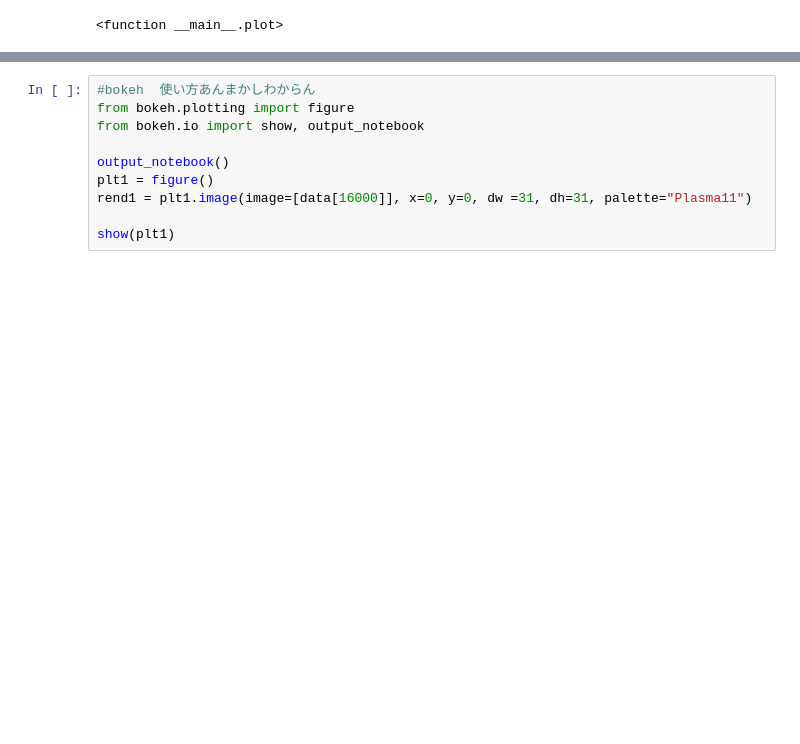
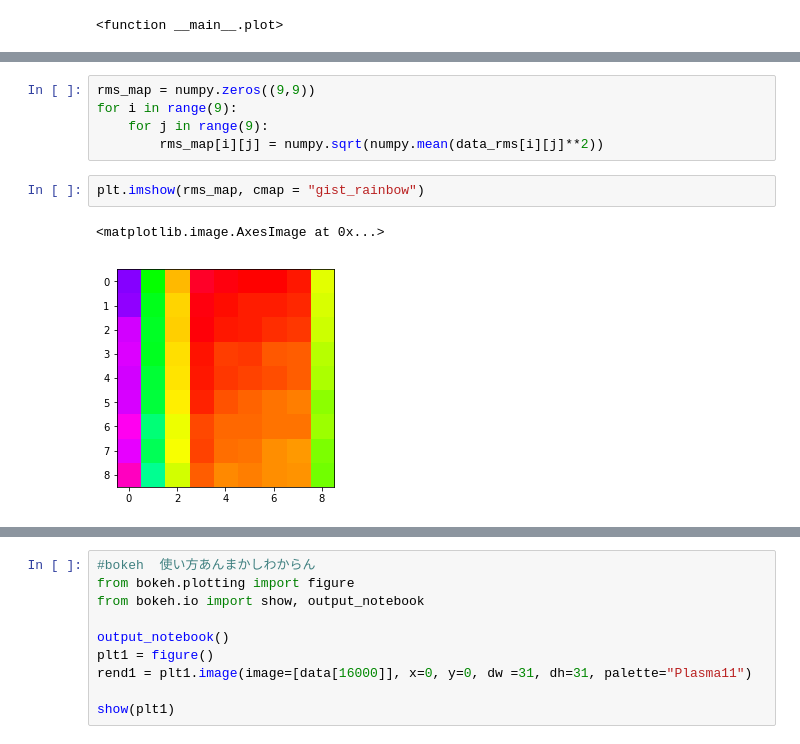
Before and after one commit to nanten2/analy_n2data, a Jupyter notebook: notebook/analy_otf2.ipynb, the cells around one changed output, grey strips where cells are left out. Saved outputs shown, nothing was run; the diff lists cells and outputs as text; blank space fills up the shorter version.

```diff
--- a/notebook/analy_otf2.ipynb
+++ b/notebook/analy_otf2.ipynb
@@ -739,0 +765,10 @@ A Jupyter Widget
+# %%
+rms_map = numpy.zeros((9,9))
+for i in range(9):
+    for j in range(9):
+        rms_map[i][j] = numpy.sqrt(numpy.mean(data_rms[i][j]**2))
+# %%
+plt.imshow(rms_map, cmap = "gist_rainbow")
+# %% [output]
+<matplotlib.image.AxesImage at 0x...>
+[figure, added]
```
Also changed, not shown: parts of 21 cells of this notebook, 1 other file.
